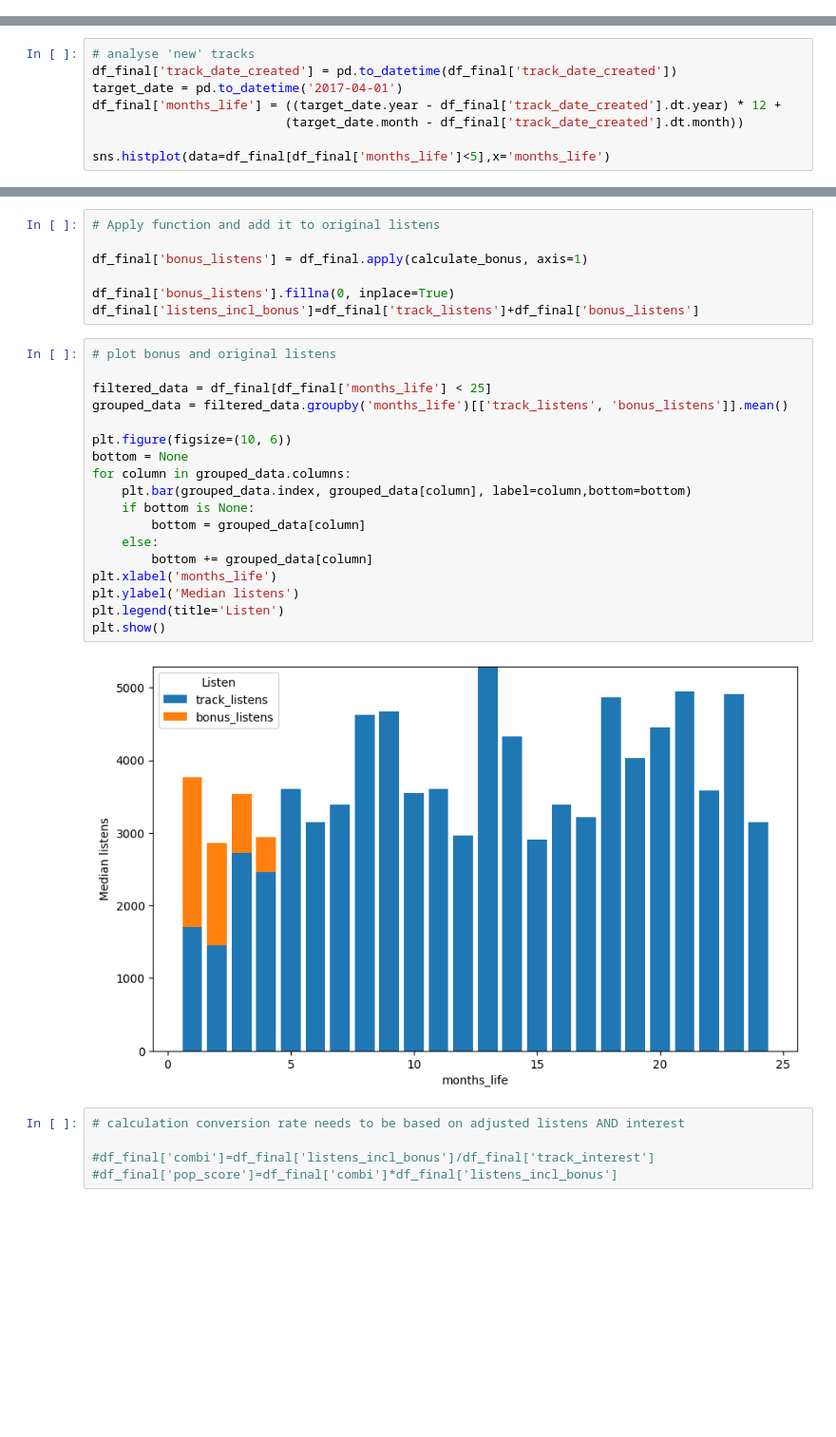
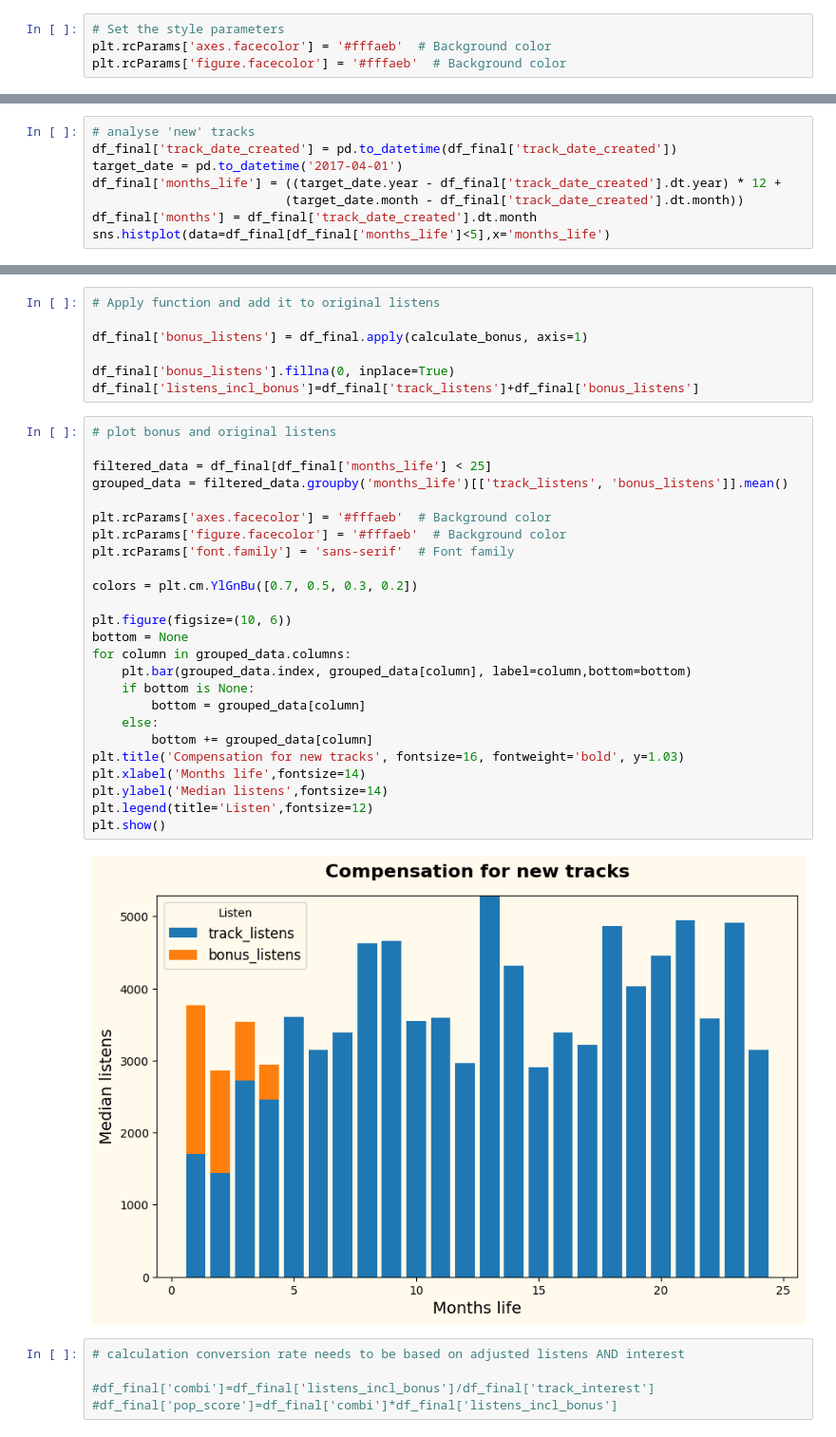
Before and after one commit to jinsunij/RiffRefine, a Jupyter notebook: baseline_final.ipynb, the cells around one changed output, grey strips where cells are left out. Shown at 95% size. Saved outputs shown, nothing was run; the diff lists cells and outputs as text; blank space fills up the shorter version.

```diff
--- a/baseline_final.ipynb
+++ b/baseline_final.ipynb
@@ -12,6 +12,10 @@ import sklearn as skl
 import sklearn.utils, sklearn.preprocessing, sklearn.decomposition, sklearn.svm
 import librosa
 import librosa.display
+# %%
+# Set the style parameters
+plt.rcParams['axes.facecolor'] = '#fffaeb'  # Background color
+plt.rcParams['figure.facecolor'] = '#fffaeb'  # Background color
 # %%
 # read data
 
@@ -45,7 +49,7 @@ df_final['track_date_created'] = pd.to_datetime(df_final['track_date_created'])
 target_date = pd.to_datetime('2017-04-01')
 df_final['months_life'] = ((target_date.year - df_final['track_date_created'].dt.year) * 12 +
                           (target_date.month - df_final['track_date_created'].dt.month))
-
+df_final['months'] = df_final['track_date_created'].dt.month
 sns.histplot(data=df_final[df_final['months_life']<5],x='months_life')
 # %% [output]
 <Axes: xlabel='months_life', ylabel='Count'>
@@ -141,23 +145,30 @@ df_final['listens_incl_bonus']=df_final['track_listens']+df_final['bonus_listens
 # %%
 # plot bonus and original listens
 
 filtered_data = df_final[df_final['months_life'] < 25]
 grouped_data = filtered_data.groupby('months_life')[['track_listens', 'bonus_listens']].mean()
+
+plt.rcParams['axes.facecolor'] = '#fffaeb'  # Background color
+plt.rcParams['figure.facecolor'] = '#fffaeb'  # Background color
+plt.rcParams['font.family'] = 'sans-serif'  # Font family
+
+colors = plt.cm.YlGnBu([0.7, 0.5, 0.3, 0.2])
 
 plt.figure(figsize=(10, 6))
 bottom = None
 for column in grouped_data.columns:
     plt.bar(grouped_data.index, grouped_data[column], label=column,bottom=bottom)
     if bottom is None:
         bottom = grouped_data[column]
     else:
         bottom += grouped_data[column]
-plt.xlabel('months_life')
-plt.ylabel('Median listens')
-plt.legend(title='Listen')
+plt.title('Compensation for new tracks', fontsize=16, fontweight='bold', y=1.03)
+plt.xlabel('Months life',fontsize=14)
+plt.ylabel('Median listens',fontsize=14)
+plt.legend(title='Listen',fontsize=12)
 plt.show()
 # %% [output]
-[figure, old version]
+[figure, new version]
 # %%
 # calculation conversion rate needs to be based on adjusted listens AND interest
 
```
Also changed, not shown: parts of 5 cells of this notebook, 2 other files.
